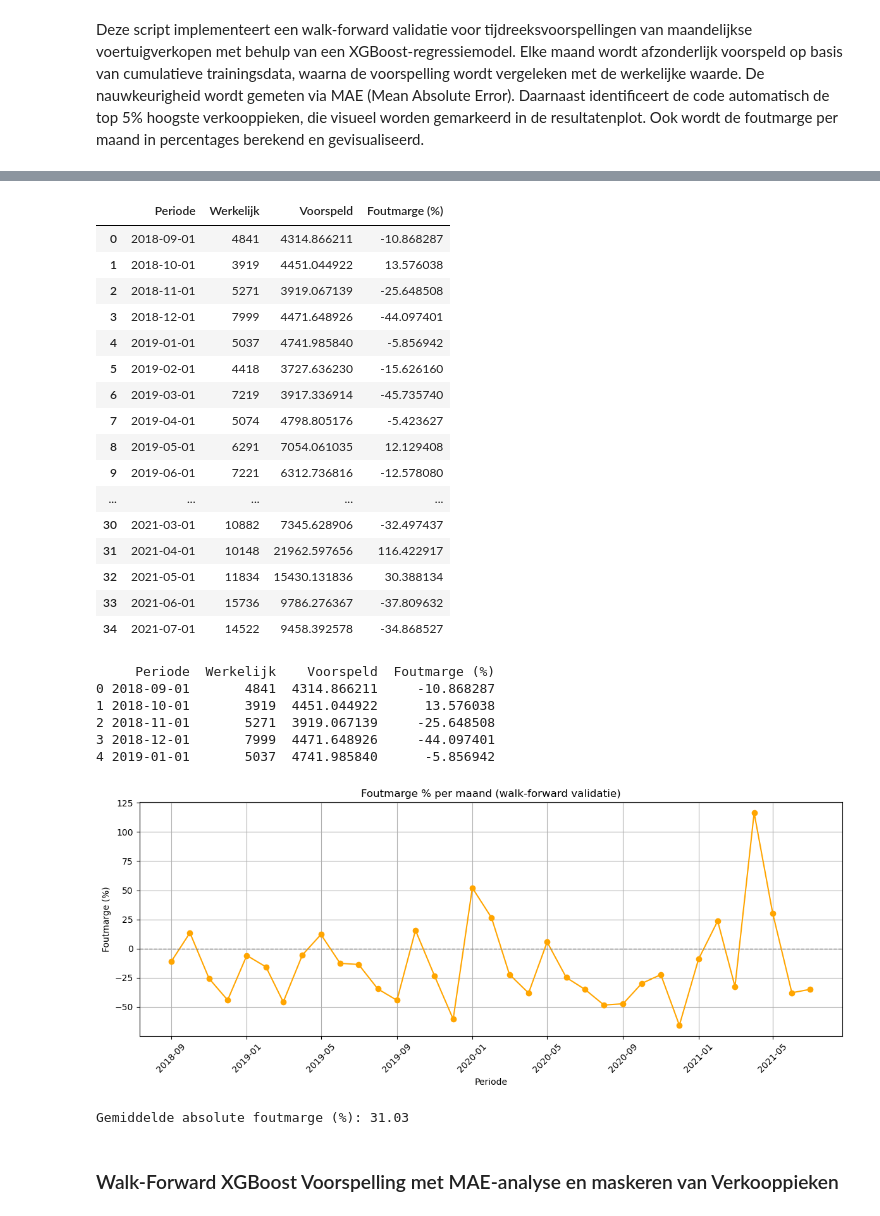
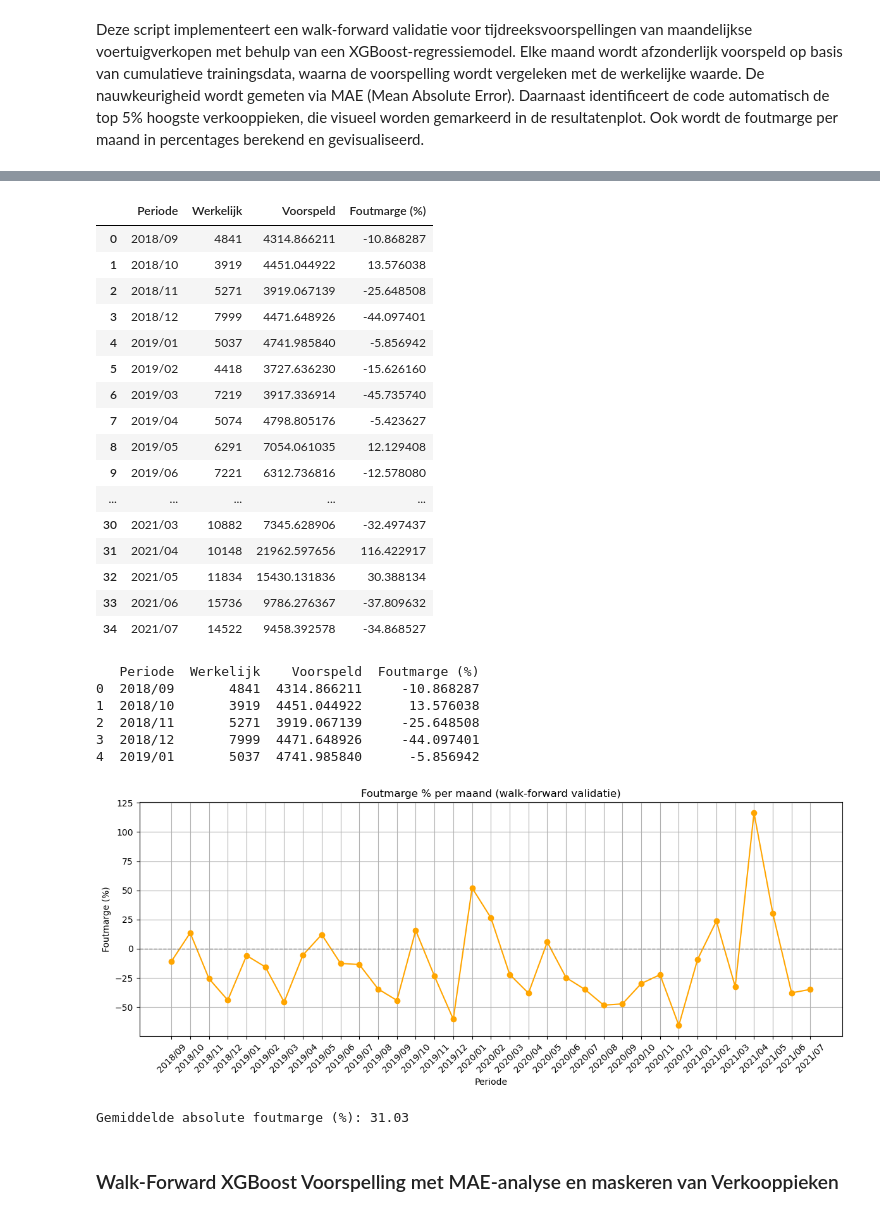
Before and after one commit to DylanHaaz/Tryhard, a Jupyter notebook: v4 _Google_trend/Xgboost _trend.ipynb, the cells around one changed output, grey strips where cells are left out. Saved outputs shown, nothing was run; the diff lists cells and outputs as text; code cells hidden in the pictures.

```diff
--- a/v4 _Google_trend/Xgboost _trend.ipynb
+++ b/v4 _Google_trend/Xgboost _trend.ipynb
@@ -57,3 +64,10 @@ test_df.to_csv(test_output_path, index=False)
 ### Verkennende Data-analyse van Correlaties en Variabeleclusters in de Trainingset
 # %% [markdown]
 Deze sectie visualiseert de onderlinge verbanden tussen numerieke variabelen in de trainingset via een correlatiematrix-heatmap en een pairplot
+# %%
+# Lees de train- en testdataframes opnieuw in vanaf CSV
+train_df = pd.read_csv(r"E:\Nieuw dataset\Joined trends\train_trend.csv")
+test_df = pd.read_csv(r"E:\Nieuw dataset\Joined trends\test_trend.csv")
+
+# Toon de eerste rijen van beide dataframes
+display(train_df.head())
@@ -96,6 +117,9 @@ def split_features_and_target(df, target_col='Totaal_verkochte_wegvoertuigen', e
     return trainX, trainy, valX, valy, df_train, df_val, feature_cols
 # %%
 # Define walk-forward cross-validation function
+from multiprocessing import reduction
+
+
 def xgboost_forecast(trainX, trainy, valx):
     model = XGBRegressor(objective='reg:squarederror', n_estimators=100)  # Create XGBoost regressor model
     model.fit(trainX, trainy)  # Fit model on training data
@@ -103,6 +127,10 @@ def xgboost_forecast(trainX, trainy, valx):
 
 def walk_forward_prediction(df_train_full, target_col='Totaal_verkochte_wegvoertuigen'):
     trainX, trainy, valX, valy, df_train, df_val, feature_cols = split_features_and_target(df_train_full, target_col)  # Split features and target
+
+    # Convert 'Periode' to datetime for both train and validation sets
+    df_train['Periode'] = pd.to_datetime(df_train['Periode'], format='%Y/%m')
+    df_val['Periode'] = pd.to_datetime(df_val['Periode'], format='%Y/%m')
 
     predictions = []  # Store predictions
     monthly_mae = []  # Store MAE per month
@@ -154,8 +182,11 @@ def walk_forward_prediction(df_train_full, target_col='Totaal_verkochte_wegvoert
 
     return predictions, overall_mae, peak_dates  # Return results
 
-# Run the walk-forward cross-validation
-walk_forward_prediction(train_df)  # Call function on training DataFrame
+# Run the walk-forward cross-validation and capture results
+predictions, overall_mae, peak_dates = walk_forward_prediction(train_df)  # Call function on training DataFrame
+
+# To get valy and df_val, split again using the same function and data
+_, _, _, valy, _, df_val, _ = split_features_and_target(train_df)
 
 # Calculate foutmarge % (percentage error) for each prediction in the validation set
 foutmarge_pct = 100 * (np.array(predictions) - valy) / valy  # Compute percentage error
@@ -180,55 +211,55 @@ plt.xlabel('Periode')  # Set x-axis label
 plt.ylabel('Foutmarge (%)')  # Set y-axis label
 plt.xticks(rotation=45)  # Rotate x-axis labels
 plt.grid(True)  # Show grid
 plt.tight_layout()  # Adjust layout
 plt.show()  # Show plot
 
 # Bereken en print de gemiddelde foutmarge %
 gem_foutmarge_pct = np.mean(np.abs(foutmarge_pct))
 print(f"Gemiddelde absolute foutmarge (%): {gem_foutmarge_pct:.2f}")
 # %% [output]
 Maand 2018-09-01 00:00:00: Voorspeld=4314.87, Werkelijk=4841.00, MAE=526.13
 Maand 2018-10-01 00:00:00: Voorspeld=4451.04, Werkelijk=3919.00, MAE=532.04
 Maand 2018-11-01 00:00:00: Voorspeld=3919.07, Werkelijk=5271.00, MAE=1351.93
 Maand 2018-12-01 00:00:00: Voorspeld=4471.65, Werkelijk=7999.00, MAE=3527.35
 Maand 2019-01-01 00:00:00: Voorspeld=4741.99, Werkelijk=5037.00, MAE=295.01
 Maand 2019-02-01 00:00:00: Voorspeld=3727.64, Werkelijk=4418.00, MAE=690.36
 Maand 2019-03-01 00:00:00: Voorspeld=3917.34, Werkelijk=7219.00, MAE=3301.66
 Maand 2019-04-01 00:00:00: Voorspeld=4798.81, Werkelijk=5074.00, MAE=275.19
 Maand 2019-05-01 00:00:00: Voorspeld=7054.06, Werkelijk=6291.00, MAE=763.06
 Maand 2019-06-01 00:00:00: Voorspeld=6312.74, Werkelijk=7221.00, MAE=908.26
 Maand 2019-07-01 00:00:00: Voorspeld=4791.43, Werkelijk=5544.00, MAE=752.57
 Maand 2019-08-01 00:00:00: Voorspeld=3919.25, Werkelijk=5986.00, MAE=2066.75
 ... (24 lines left out)
 Overall MAE op validatieset: 3661.21
 Piekdatums (top 5% werkelijke verkopen):
 - 2019-12
 - 2020-12
 [figure]
 |  | Periode | Werkelijk | Voorspeld | Foutmarge (%) |
-| 0 | 2018-09-01 | 4841 | 4314.866211 | -10.868287 |
-| 1 | 2018-10-01 | 3919 | 4451.044922 | 13.576038 |
-| 2 | 2018-11-01 | 5271 | 3919.067139 | -25.648508 |
-| 3 | 2018-12-01 | 7999 | 4471.648926 | -44.097401 |
-| 4 | 2019-01-01 | 5037 | 4741.985840 | -5.856942 |
-| 5 | 2019-02-01 | 4418 | 3727.636230 | -15.626160 |
-| 6 | 2019-03-01 | 7219 | 3917.336914 | -45.735740 |
-| 7 | 2019-04-01 | 5074 | 4798.805176 | -5.423627 |
-| 8 | 2019-05-01 | 6291 | 7054.061035 | 12.129408 |
-| 9 | 2019-06-01 | 7221 | 6312.736816 | -12.578080 |
+| 0 | 2018/09 | 4841 | 4314.866211 | -10.868287 |
+| 1 | 2018/10 | 3919 | 4451.044922 | 13.576038 |
+| 2 | 2018/11 | 5271 | 3919.067139 | -25.648508 |
+| 3 | 2018/12 | 7999 | 4471.648926 | -44.097401 |
+| 4 | 2019/01 | 5037 | 4741.985840 | -5.856942 |
+| 5 | 2019/02 | 4418 | 3727.636230 | -15.626160 |
+| 6 | 2019/03 | 7219 | 3917.336914 | -45.735740 |
+| 7 | 2019/04 | 5074 | 4798.805176 | -5.423627 |
+| 8 | 2019/05 | 6291 | 7054.061035 | 12.129408 |
+| 9 | 2019/06 | 7221 | 6312.736816 | -12.578080 |
 | ... | ... | ... | ... | ... |
-| 30 | 2021-03-01 | 10882 | 7345.628906 | -32.497437 |
-| 31 | 2021-04-01 | 10148 | 21962.597656 | 116.422917 |
-| 32 | 2021-05-01 | 11834 | 15430.131836 | 30.388134 |
-| 33 | 2021-06-01 | 15736 | 9786.276367 | -37.809632 |
-| 34 | 2021-07-01 | 14522 | 9458.392578 | -34.868527 |
+| 30 | 2021/03 | 10882 | 7345.628906 | -32.497437 |
+| 31 | 2021/04 | 10148 | 21962.597656 | 116.422917 |
+| 32 | 2021/05 | 11834 | 15430.131836 | 30.388134 |
+| 33 | 2021/06 | 15736 | 9786.276367 | -37.809632 |
+| 34 | 2021/07 | 14522 | 9458.392578 | -34.868527 |
-     Periode  Werkelijk    Voorspeld  Foutmarge (%)
-0 2018-09-01       4841  4314.866211     -10.868287
-1 2018-10-01       3919  4451.044922      13.576038
-2 2018-11-01       5271  3919.067139     -25.648508
-3 2018-12-01       7999  4471.648926     -44.097401
-4 2019-01-01       5037  4741.985840      -5.856942
+   Periode  Werkelijk    Voorspeld  Foutmarge (%)
+0  2018/09       4841  4314.866211     -10.868287
+1  2018/10       3919  4451.044922      13.576038
+2  2018/11       5271  3919.067139     -25.648508
+3  2018/12       7999  4471.648926     -44.097401
+4  2019/01       5037  4741.985840      -5.856942
-[figure, old version]
+[figure, new version]
 Gemiddelde absolute foutmarge (%): 31.03
 # %% [markdown]
 ###  Walk-Forward XGBoost Voorspelling met MAE-analyse en maskeren van Verkooppieken
```
Also changed, not shown: parts of 17 cells of this notebook, 1 other file.
